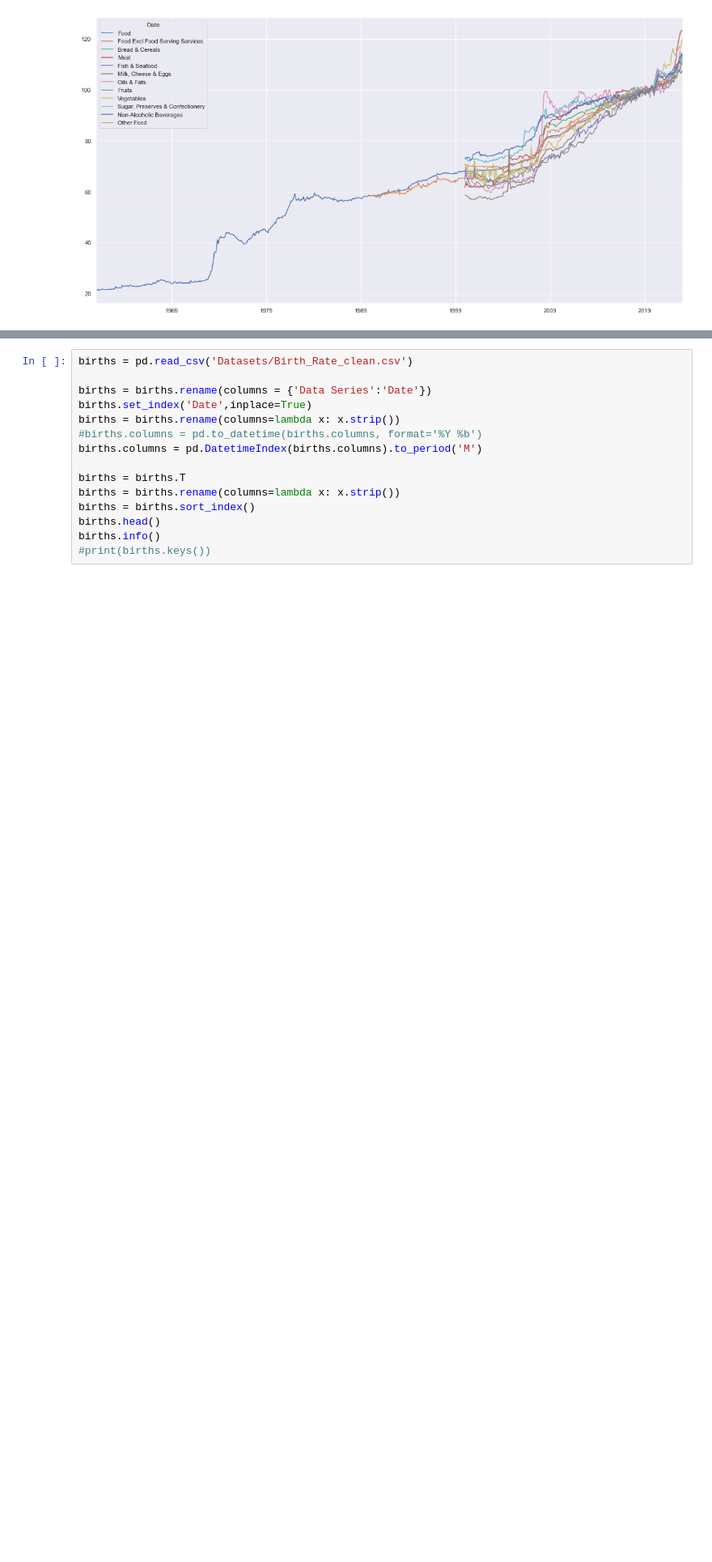
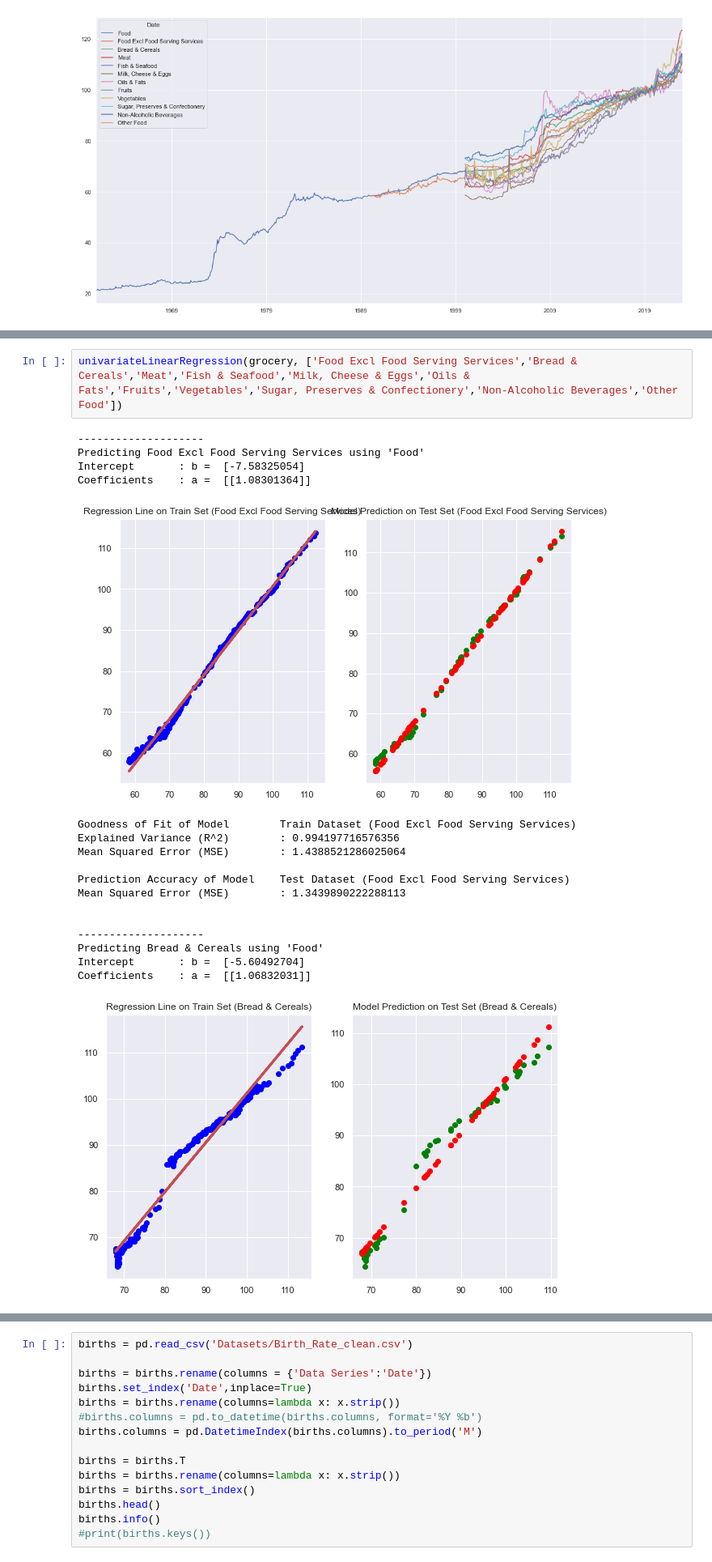
Before and after one commit to SleepHan/SC1015-Mini-Project, a Jupyter notebook: Grocery Analysis.ipynb, the cells around one changed output, grey strips where cells are left out. Shown at 81% size. Saved outputs shown, nothing was run; the diff lists cells and outputs as text; blank space fills up the shorter version.

```diff
--- a/Grocery Analysis.ipynb
+++ b/Grocery Analysis.ipynb
@@ -263,0 +110,21 @@ inflation rate data obtained from here https://data.worldbank.org/indicator/FP.C
+# %%
+univariateLinearRegression(grocery, ['Food Excl Food Serving Services','Bread & Cereals','Meat','Fish & Seafood','Milk, Cheese & Eggs','Oils & Fats','Fruits','Vegetables','Sugar, Preserves & Confectionery','Non-Alcoholic Beverages','Other Food'])
+# %% [output]
+--------------------
+Predicting Food Excl Food Serving Services using 'Food'
+Intercept       : b =  [-7.58325054]
+Coefficients    : a =  [[1.08301364]]
+[figure, added]
+Goodness of Fit of Model        Train Dataset (Food Excl Food Serving Services)
+Explained Variance (R^2)        : 0.994197716576356
+Mean Squared Error (MSE)        : 1.4388521286025064
+
+Prediction Accuracy of Model    Test Dataset (Food Excl Food Serving Services)
+Mean Squared Error (MSE)        : 1.3439890222288113
+
+
+--------------------
+Predicting Bread & Cereals using 'Food'
+Intercept       : b =  [-5.60492704]
+Coefficients    : a =  [[1.06832031]]
+[figure, added]
```
Also changed, not shown: parts of 20 cells of this notebook.
